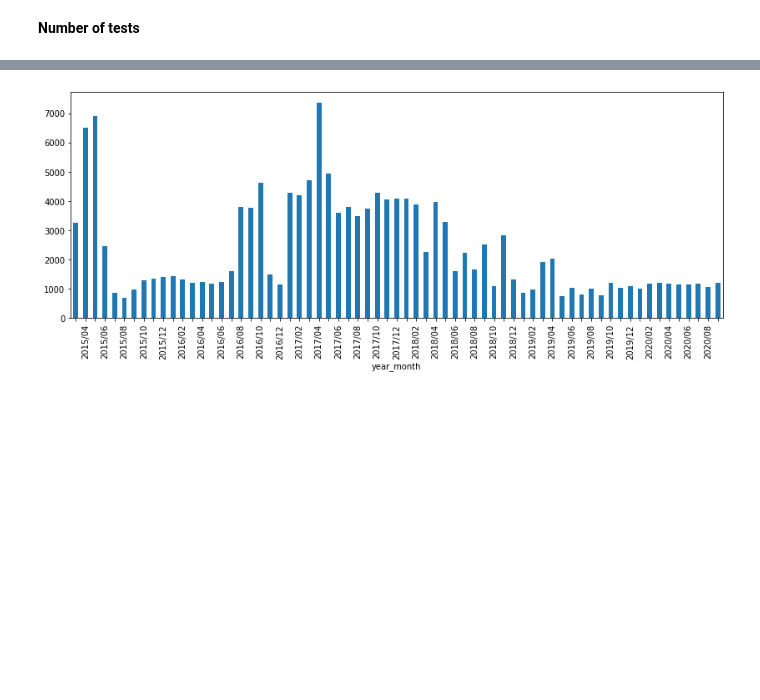
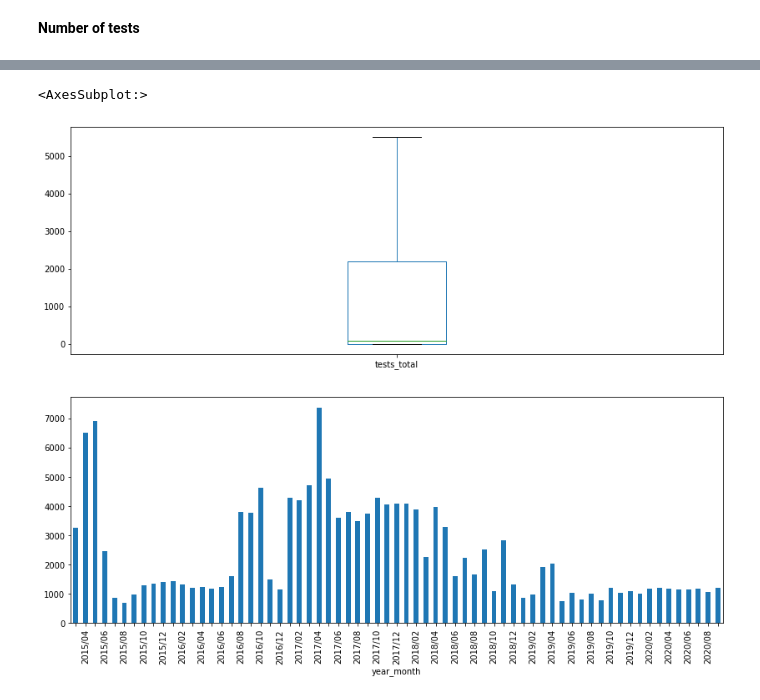
Before and after one commit to IncioMan/Continuous-Integration-metrics-for-post-release-bugs-prediction, a Jupyter notebook: notebooks/analysis/Log_parsed_metrics.ipynb, the cells around one changed output, grey strips where cells are left out. Drawn from its saved outputs; the diff is of its cells as text; code cells hidden in the pictures; blank space fills up the shorter version.

```diff
--- a/notebooks/analysis/Log_parsed_metrics.ipynb
+++ b/notebooks/analysis/Log_parsed_metrics.ipynb
@@ -264,3 +341,8 @@ job_parsed[job_parsed.tests_passed != job_parsed.tests_total]
+# %%
+job_parsed.tests_total.plot(kind="box", showfliers=False)
+# %% [output]
+<AxesSubplot:>
+[figure, added]
 # %%
 ax = job_parsed[job_parsed.year_month != "nan/nan"].groupby("year_month").tests_total.mean().plot(kind="bar")
 for label in ax.xaxis.get_ticklabels()[::2]:
```
Also changed, not shown: parts of 33 cells of this notebook, 3 other files.
